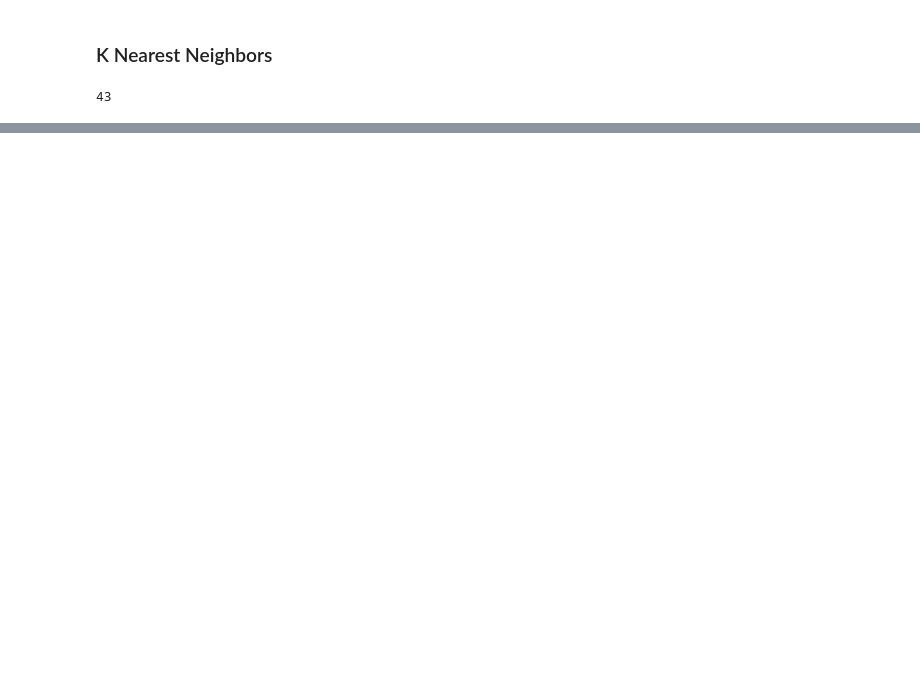
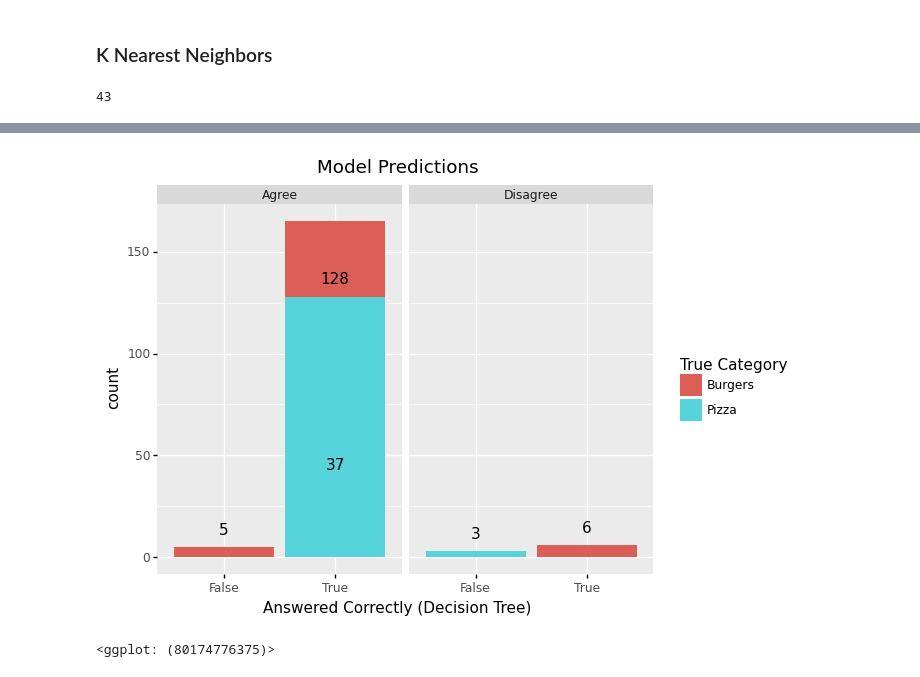
Before and after one commit to danshaub/CPSC392ParlettPelleriti, a Jupyter notebook: ProjectsAndExams/Project2/Project2.ipynb, the cells around one changed output, grey strips where cells are left out. Drawn from its saved outputs; the diff is of its cells as text; code cells hidden in the pictures; blank space fills up the shorter version.

```diff
--- a/ProjectsAndExams/Project2/Project2.ipynb
+++ b/ProjectsAndExams/Project2/Project2.ipynb
@@ -264,0 +284,23 @@ Accuracy Score:  0.88268156424581
+# %%
+treePred = tree.predict(XZ_test)
+knnPred = knn.predict(XZ_test)
+
+results = pd.DataFrame({"trueVal": y_test, "treePred" : treePred, "knnPred": knnPred})
+
+agree = []
+for i in range(0, results.shape[0]):
+    agree.append("Agree" if results.iloc[i]["treePred"] == results.iloc[i]["knnPred"] else "Disagree")
+
+results["Agree"] = agree
+
+results["treeCorrect"] = results["treePred"] == results["trueVal"]
+# %%
+(ggplot(results, aes(x = "treeCorrect", fill="trueVal")) +
+ facet_wrap("Agree") +
+ geom_bar() +
+ geom_text(aes(label='stat(count)'),stat='count',nudge_y=5,va='bottom') +
+ ggtitle("Model Predictions") +
+ labs(x="Answered Correctly (Decision Tree)", fill="True Category"))
+# %% [output]
+[figure, added]
+<ggplot: (80174776375)>
```
Also changed, not shown: parts of 29 cells of this notebook, 9 other files.
